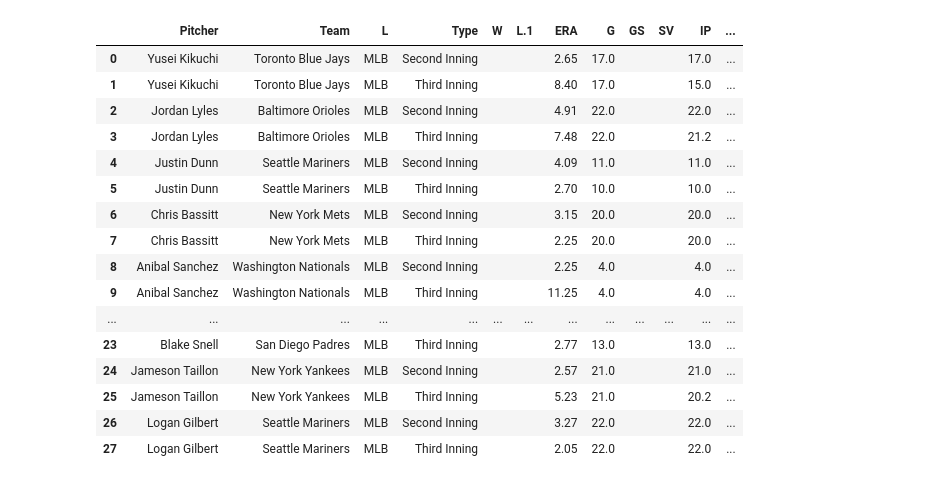
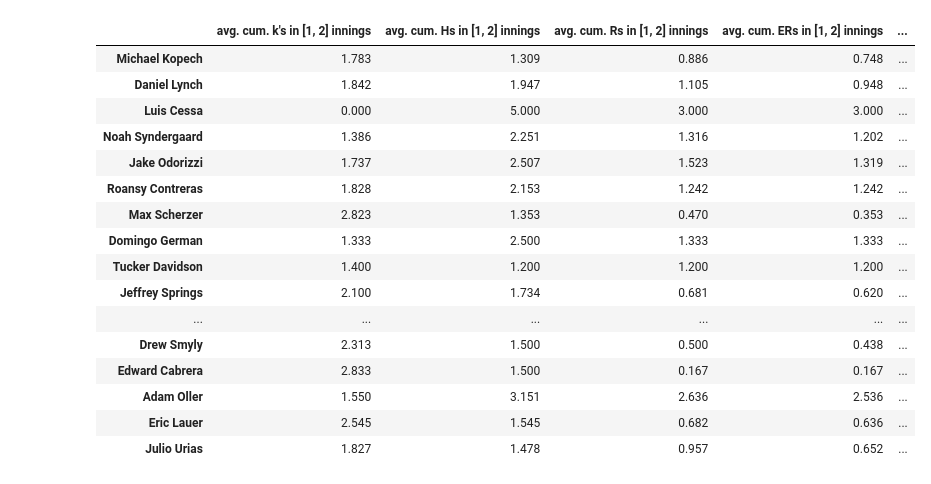
Before and after one commit to rushcapital/quant-baseball, a Jupyter notebook: baseball_savant.ipynb, the cells around one changed output. Cells and saved outputs as stored; diff of their text form; code cells hidden in the pictures.

```diff
--- a/baseball_savant.ipynb
+++ b/baseball_savant.ipynb
@@ -195,68 +95,83 @@ generate_inning_lines()
 # %%
-def generate_inning_lines(innings: list):
+import pickle
+import pandas as pd
+
+def generate_inning_lines_b(innings: list, display_df = False):
 
     with open('../datasets/baseball savant/probable_pitchers_inning_lines.pkl', 'rb') as handle:
         data = pickle.load(handle)
 
-    _innings      = [i-1 for i in innings]
+    inning_mapping = {
+        1:'First Inning',
+        2:'Second Inning',
+        3:'Third Inning',
+        4:'Fourth Inning',
+        5:'Fifth Inning',
+        6:'Sixth Inning',
+        7:'Seventh Inning',
+        8:'Eighth Inning',
+        9:'Ninth Inning'
+    }
+
+    _innings      = [inning_mapping[i] for i in innings]
     table        = pd.DataFrame()
     cum_ks       = {}
+    cols_to_edit = ['BF', 'H','R', 'ER', 'HR', 'BB', 'SO']
     for pitcher, stats in data.items():
-        _stats = []
         try:
-            if table.empty:
-                table = stats.iloc[_innings,:]
-                _stats.append(round(table['SO/inning'].sum(),3))
-                _stats.append(round(table['H/inning'].sum(),3))
-                _stats.append(round(table['R/inning'].sum(),3))
-                _stats.append(round(table['ER/inning'].sum(),3))
-                _stats.append(round(table['HR/inning'].sum(),3))
-                _stats.append(round(table['BB/inning'].sum(),3))
+            df_to_add = stats.loc[stats['Type'].isin(_innings)]
+
+            if df_to_add.shape[0] > len(_innings):
+                df_grouped = df_to_add.groupby(by=['Type']).sum()
+                for col in cols_to_edit:
+                    df_grouped[f'{col}/inning'] = round(df_grouped[col] / (df_grouped['adj_IP']),3)
+                _t = list(round(df_grouped[['SO/inning','H/inning','R/inning','ER/inning','HR/inning','BB/inning']].astype(float).sum(), 3))
 
             else:
-                table2 = stats.iloc[_innings,:]
-                _stats.append(round(table2['SO/inning'].sum(),3))
-                _stats.append(round(table2['H/inning'].sum(),3))
-                _stats.append(round(table2['R/inning'].sum(),3))
-                _stats.append(round(table2['ER/inning'].sum(),3))
-                _stats.append(round(table2['HR/inning'].sum(),3))
-                _stats.append(round(table2['BB/inning'].sum(),3))
-                table = pd.concat([table,table2], ignore_index=True)
+                _t = list(round(df_to_add[['SO/inning','H/inning','R/inning','ER/inning','HR/inning','BB/inning']].astype(float).sum(), 3))
 
-            cum_ks[pitcher] = _stats
+            if table.empty:
+                table = df_to_add
+
+            else:
+                table = pd.concat([table,df_to_add], ignore_index=True)
+
+            cum_ks[pitcher] = _t
+
 
         except Exception as err:
             print(err)
 
     per_inning_df = pd.DataFrame(table)
-    with pd.option_context('display.max_rows', None, 'display.max_columns', None):  # more options can be specified also
-        display(per_inning_df)
+    if display_df:
+        with pd.option_context('display.max_rows', None, 'display.max_columns', None):  # more options can be specified also
+            display(per_inning_df)
 
     # display cumulative k's
 
     cum_ks_df = pd.DataFrame.from_dict(cum_ks, orient='index', columns=[f'avg. cum. k\'s in {innings} innings', f'avg. cum. Hs in {innings} innings',
                                                                         f'avg. cum. Rs in {innings} innings', f'avg. cum. ERs in {innings} innings', f'avg. cum. HRs in {innings} innings',
                                                                         f'avg. cum. BBs in {innings} innings',])
 
     with pd.option_context('display.max_rows', None, 'display.max_columns', None):  # more options can be specified also
         display(cum_ks_df)
 
-generate_inning_lines([2,3])
+generate_inning_lines_b([1,2], display_df = False)
 # %% [output]
-|  | Pitcher | Team | L | Type | W | L.1 | ERA | G | GS | SV | IP | ... |
-| 0 | Yusei Kikuchi | Toronto Blue Jays | MLB | Second Inning |  |  | 2.65 | 17.0 |  |  | 17.0 | ... |
-| 1 | Yusei Kikuchi | Toronto Blue Jays | MLB | Third Inning |  |  | 8.40 | 17.0 |  |  | 15.0 | ... |
-| 2 | Jordan Lyles | Baltimore Orioles | MLB | Second Inning |  |  | 4.91 | 22.0 |  |  | 22.0 | ... |
-| 3 | Jordan Lyles | Baltimore Orioles | MLB | Third Inning |  |  | 7.48 | 22.0 |  |  | 21.2 | ... |
-| 4 | Justin Dunn | Seattle Mariners | MLB | Second Inning |  |  | 4.09 | 11.0 |  |  | 11.0 | ... |
-| 5 | Justin Dunn | Seattle Mariners | MLB | Third Inning |  |  | 2.70 | 10.0 |  |  | 10.0 | ... |
-| 6 | Chris Bassitt | New York Mets | MLB | Second Inning |  |  | 3.15 | 20.0 |  |  | 20.0 | ... |
-| 7 | Chris Bassitt | New York Mets | MLB | Third Inning |  |  | 2.25 | 20.0 |  |  | 20.0 | ... |
-| 8 | Anibal Sanchez | Washington Nationals | MLB | Second Inning |  |  | 2.25 | 4.0 |  |  | 4.0 | ... |
-| 9 | Anibal Sanchez | Washington Nationals | MLB | Third Inning |  |  | 11.25 | 4.0 |  |  | 4.0 | ... |
-| ... | ... | ... | ... | ... | ... | ... | ... | ... | ... | ... | ... | ... |
-| 23 | Blake Snell | San Diego Padres | MLB | Third Inning |  |  | 2.77 | 13.0 |  |  | 13.0 | ... |
-| 24 | Jameson Taillon | New York Yankees | MLB | Second Inning |  |  | 2.57 | 21.0 |  |  | 21.0 | ... |
-| 25 | Jameson Taillon | New York Yankees | MLB | Third Inning |  |  | 5.23 | 21.0 |  |  | 20.2 | ... |
-| 26 | Logan Gilbert | Seattle Mariners | MLB | Second Inning |  |  | 3.27 | 22.0 |  |  | 22.0 | ... |
-| 27 | Logan Gilbert | Seattle Mariners | MLB | Third Inning |  |  | 2.05 | 22.0 |  |  | 22.0 | ... |
+|  | avg. cum. k's in [1, 2] innings | avg. cum. Hs in [1, 2] innings | avg. cum. Rs in [1, 2] innings | avg. cum. ERs in [1, 2] innings | ... |
+| Michael Kopech | 1.783 | 1.309 | 0.886 | 0.748 | ... |
+| Daniel Lynch | 1.842 | 1.947 | 1.105 | 0.948 | ... |
+| Luis Cessa | 0.000 | 5.000 | 3.000 | 3.000 | ... |
+| Noah Syndergaard | 1.386 | 2.251 | 1.316 | 1.202 | ... |
+| Jake Odorizzi | 1.737 | 2.507 | 1.523 | 1.319 | ... |
+| Roansy Contreras | 1.828 | 2.153 | 1.242 | 1.242 | ... |
+| Max Scherzer | 2.823 | 1.353 | 0.470 | 0.353 | ... |
+| Domingo German | 1.333 | 2.500 | 1.333 | 1.333 | ... |
+| Tucker Davidson | 1.400 | 1.200 | 1.200 | 1.200 | ... |
+| Jeffrey Springs | 2.100 | 1.734 | 0.681 | 0.620 | ... |
+| ... | ... | ... | ... | ... | ... |
+| Drew Smyly | 2.313 | 1.500 | 0.500 | 0.438 | ... |
+| Edward Cabrera | 2.833 | 1.500 | 0.167 | 0.167 | ... |
+| Adam Oller | 1.550 | 3.151 | 2.636 | 2.536 | ... |
+| Eric Lauer | 2.545 | 1.545 | 0.682 | 0.636 | ... |
+| Julio Urias | 1.827 | 1.478 | 0.957 | 0.652 | ... |
```
Also changed, not shown: parts of 6 cells of this notebook.
